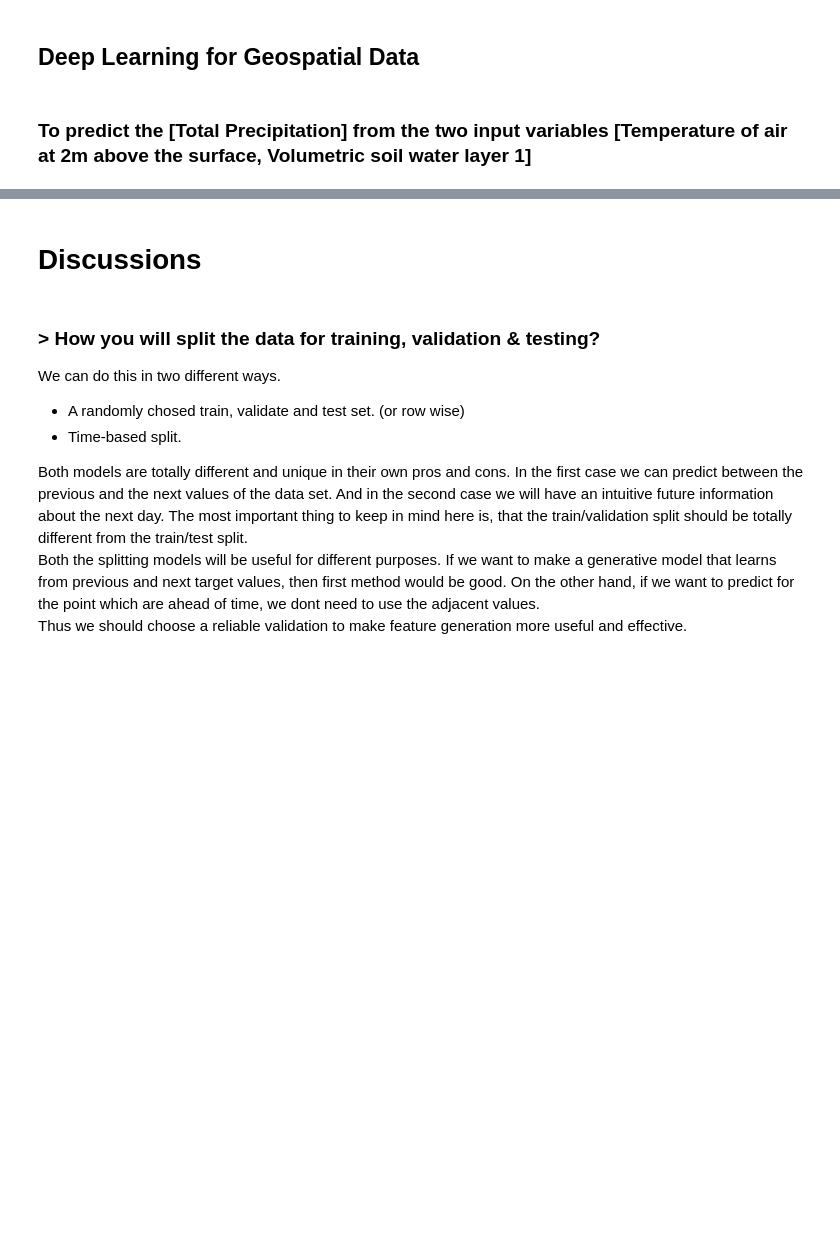
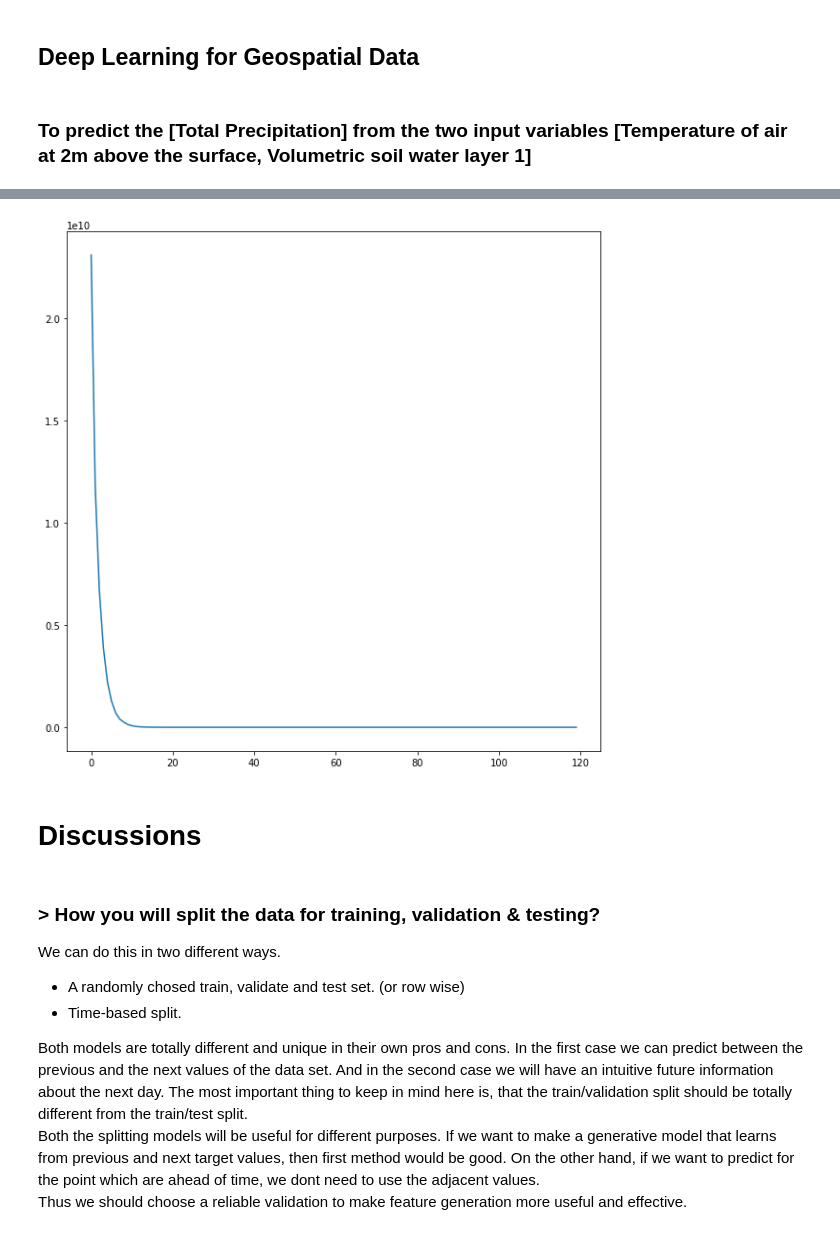
Before and after one commit to visvash/Climate-Informatics, a Jupyter notebook: Climate Informatics Project.ipynb, the cells around one changed output, grey strips where cells are left out. Drawn from its saved outputs; the diff is of its cells as text; code cells hidden in the pictures; blank space fills up the shorter version.

```diff
--- a/Climate Informatics Project.ipynb
+++ b/Climate Informatics Project.ipynb
@@ -813,6 +827,9 @@ for t in range(120):
 # %%
+plt.figure(figsize=(10, 10))
 plt.plot(e)
 plt.show()
+# %% [output]
+[figure, added]
 # %% [markdown]
 # Discussions
 # %% [markdown]
```
Also changed, not shown: parts of 1 cell of this notebook.
